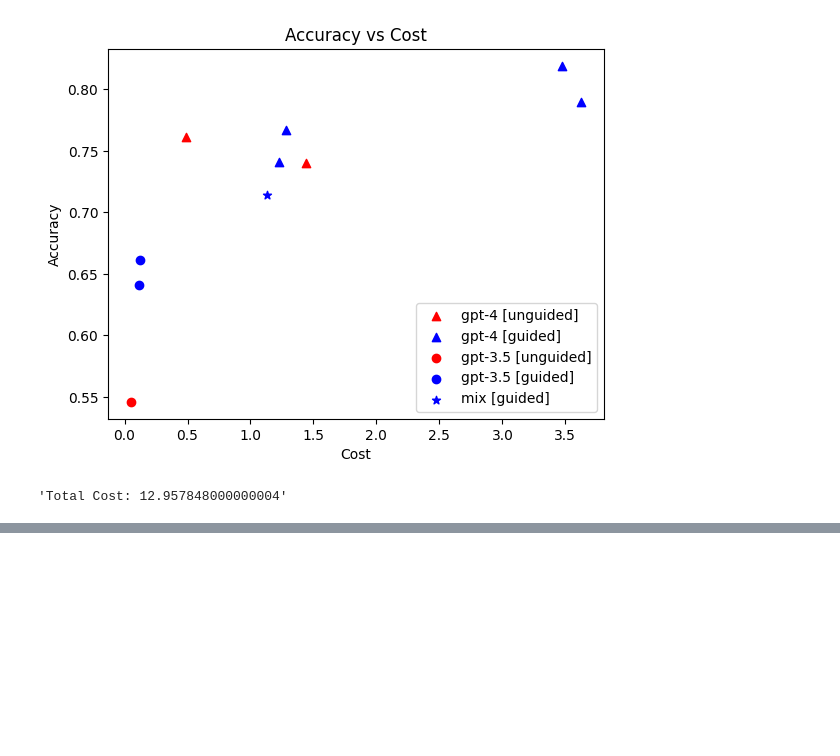
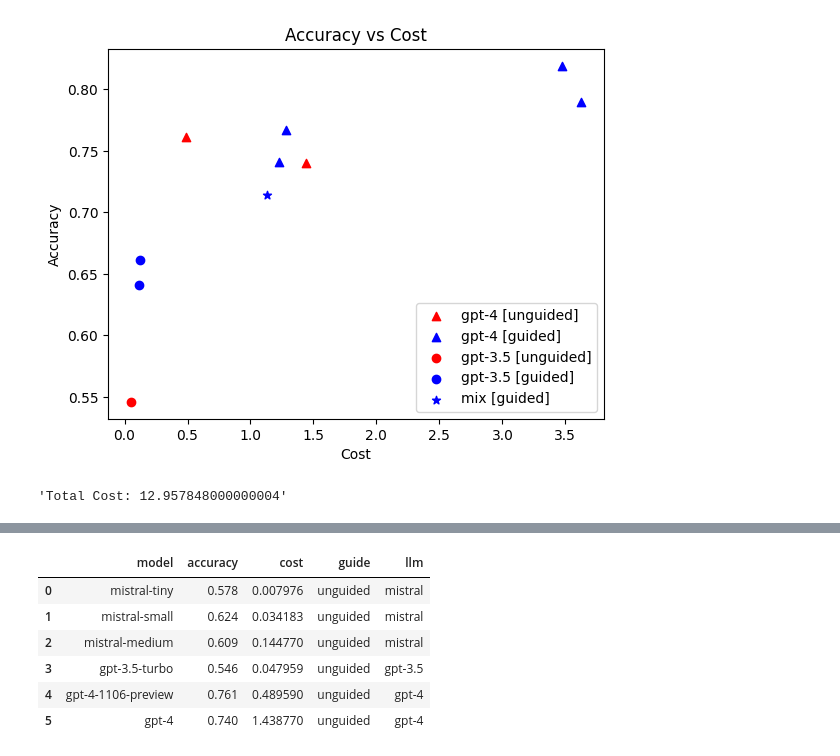
Before and after one commit to aastroza/guided-generation-LLM, a Jupyter notebook: notebooks/text_classification.ipynb, the cells around one changed output, grey strips where cells are left out. Drawn from its saved outputs; the diff is of its cells as text; code cells hidden in the pictures; blank space fills up the shorter version.

```diff
--- a/notebooks/text_classification.ipynb
+++ b/notebooks/text_classification.ipynb
@@ -399,0 +455,9 @@ f'Total Cost: {sum(cost)}'
+# %%
+for model in mistral_models:
+    for sample in sample_list:
+        sample[model] = generate_mistral_response(sample, model)
+# %%
+# sample_list to file
+with open(f"../data/processed/sarcasm/mistral_responses_s_{seed}_n_{n_samples}.jsonl", "w") as f:
+    for item in sample_list:
+        f.write(json.dumps(item) + "\n")
@@ -399,0 +466,10 @@ f'Total Cost: {sum(cost)}'
+# %%
+sample_list_openai = []
+with open(f"../data/processed/sarcasm/openai_responses_s_{seed}_n_{n_samples}.jsonl", "r") as f:
+    for line in f:
+        sample_list_openai.append(json.loads(line))
+
+sample_list_mistral = []
+with open(f"../data/processed/sarcasm/mistral_responses_s_{seed}_n_{n_samples}.jsonl", "r") as f:
+    for line in f:
+        sample_list_mistral.append(json.loads(line))
@@ -399,0 +517,10 @@ f'Total Cost: {sum(cost)}'
+# %%
+df
+# %% [output]
+|  | model | accuracy | cost | guide | llm |
+| 0 | mistral-tiny | 0.578 | 0.007976 | unguided | mistral |
+| 1 | mistral-small | 0.624 | 0.034183 | unguided | mistral |
+| 2 | mistral-medium | 0.609 | 0.144770 | unguided | mistral |
+| 3 | gpt-3.5-turbo | 0.546 | 0.047959 | unguided | gpt-3.5 |
+| 4 | gpt-4-1106-preview | 0.761 | 0.489590 | unguided | gpt-4 |
+| 5 | gpt-4 | 0.740 | 1.438770 | unguided | gpt-4 |
```
Also changed, not shown: parts of 10 cells of this notebook, 5 other files.
